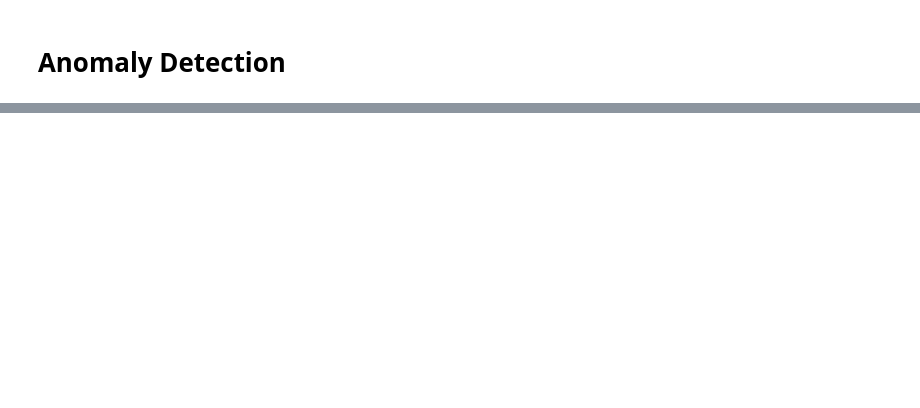
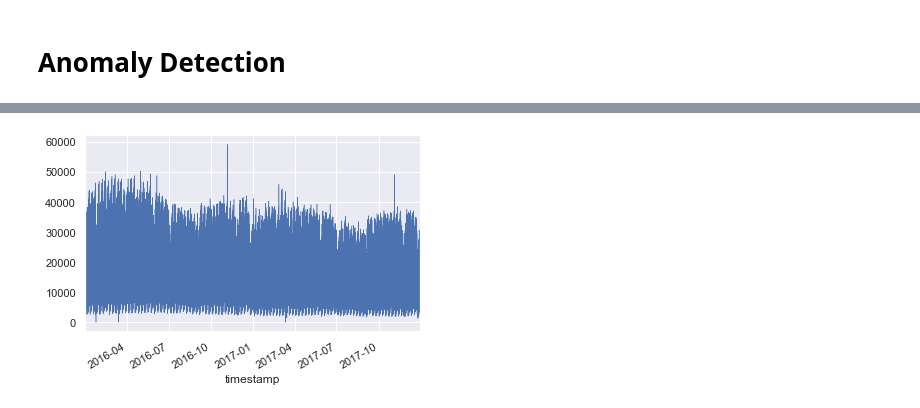
Before and after one commit to zam1ra/DS_Challenge_Taxi_Demand_Forecast, a Jupyter notebook: nyc_taxi_demand_forecasting/New York Taxi Demand Forecast .ipynb, the cells around one changed output, grey strips where cells are left out. Saved outputs shown, nothing was run; the diff lists cells and outputs as text; code cells hidden in the pictures; blank space fills up the shorter version.

```diff
--- a/nyc_taxi_demand_forecasting/New York Taxi Demand Forecast .ipynb
+++ b/nyc_taxi_demand_forecasting/New York Taxi Demand Forecast .ipynb
@@ -686,0 +647,6 @@ anom = find_anomalies(data)
+# %%
+df = df[(df.index > '2016-01-01') & (df.index<'2017-12-31')]
+df = df.sort_index()
+df['passenger_count'].plot(linewidth=0.5);
+# %% [output]
+[figure, added]
```
Also changed, not shown: parts of 52 cells of this notebook.
